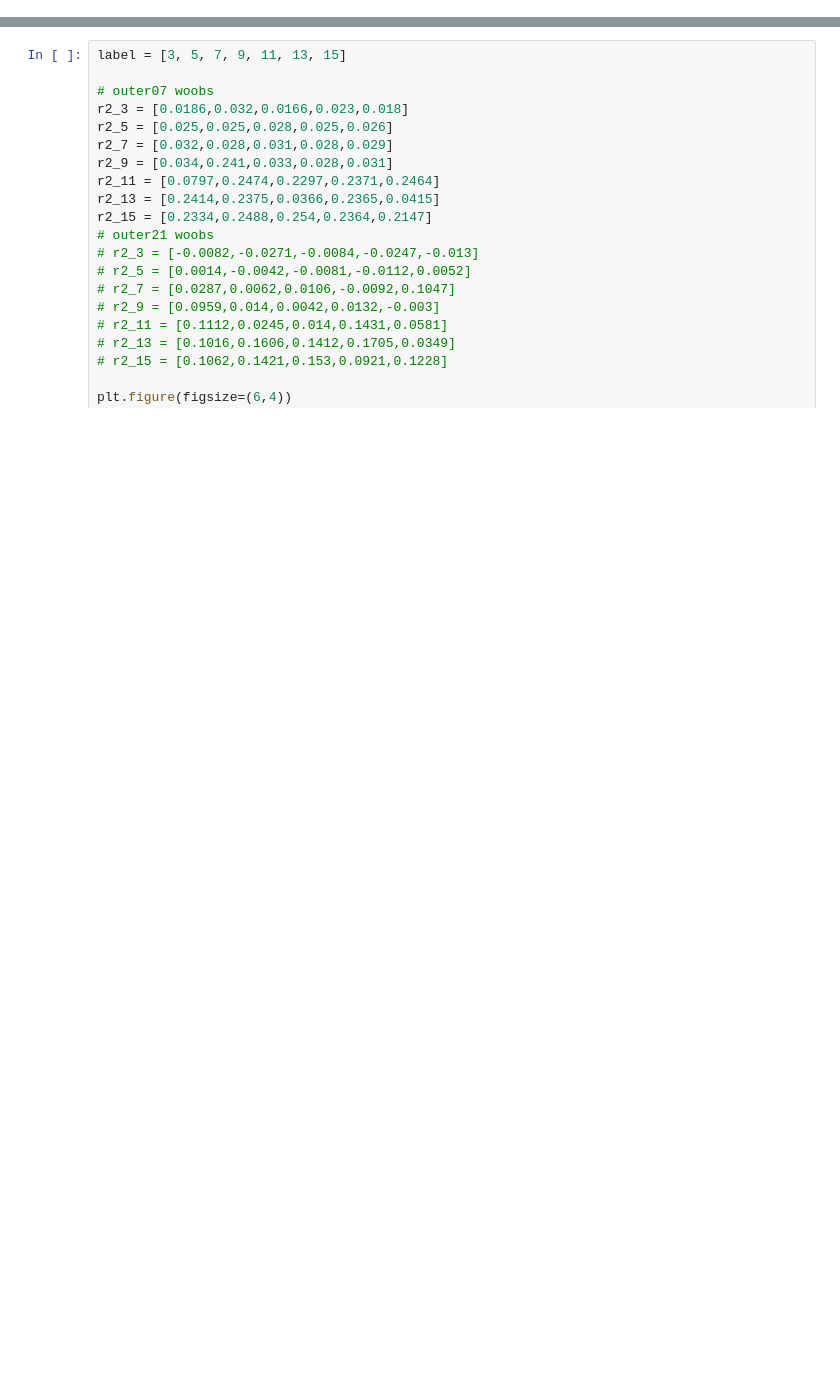
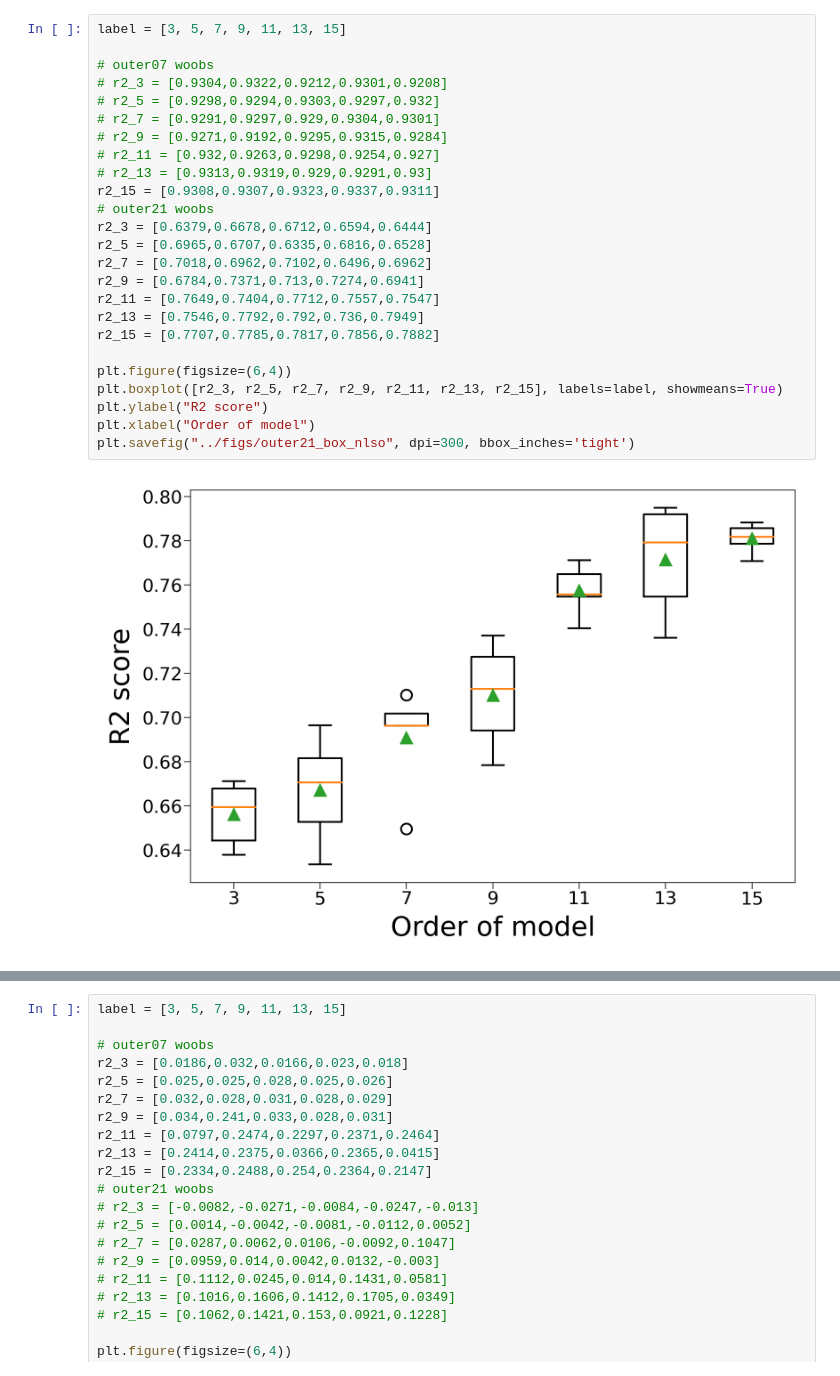
Before and after one commit to wy-moonind/wy-mdt-thesis, a Jupyter notebook: plotting_new.ipynb, the cells around one changed output, grey strips where cells are left out. Cells and saved outputs as stored; diff of their text form; blank space fills up the shorter version.

```diff
--- a/plotting_new.ipynb
+++ b/plotting_new.ipynb
@@ -30,0 +206,27 @@ def norm(x):
+# %%
+label = [3, 5, 7, 9, 11, 13, 15]
+
+# outer07 woobs
+# r2_3 = [0.9304,0.9322,0.9212,0.9301,0.9208]
+# r2_5 = [0.9298,0.9294,0.9303,0.9297,0.932]
+# r2_7 = [0.9291,0.9297,0.929,0.9304,0.9301]
+# r2_9 = [0.9271,0.9192,0.9295,0.9315,0.9284]
+# r2_11 = [0.932,0.9263,0.9298,0.9254,0.927]
+# r2_13 = [0.9313,0.9319,0.929,0.9291,0.93]
+r2_15 = [0.9308,0.9307,0.9323,0.9337,0.9311]
+# outer21 woobs
+r2_3 = [0.6379,0.6678,0.6712,0.6594,0.6444]
+r2_5 = [0.6965,0.6707,0.6335,0.6816,0.6528]
+r2_7 = [0.7018,0.6962,0.7102,0.6496,0.6962]
+r2_9 = [0.6784,0.7371,0.713,0.7274,0.6941]
+r2_11 = [0.7649,0.7404,0.7712,0.7557,0.7547]
+r2_13 = [0.7546,0.7792,0.792,0.736,0.7949]
+r2_15 = [0.7707,0.7785,0.7817,0.7856,0.7882]
+
+plt.figure(figsize=(6,4))
+plt.boxplot([r2_3, r2_5, r2_7, r2_9, r2_11, r2_13, r2_15], labels=label, showmeans=True)
+plt.ylabel("R2 score")
+plt.xlabel("Order of model")
+plt.savefig("../figs/outer21_box_nlso", dpi=300, bbox_inches='tight')
+# %% [output]
+[figure, added]
```
Also changed, not shown: parts of 8 cells of this notebook, 9 other files.
